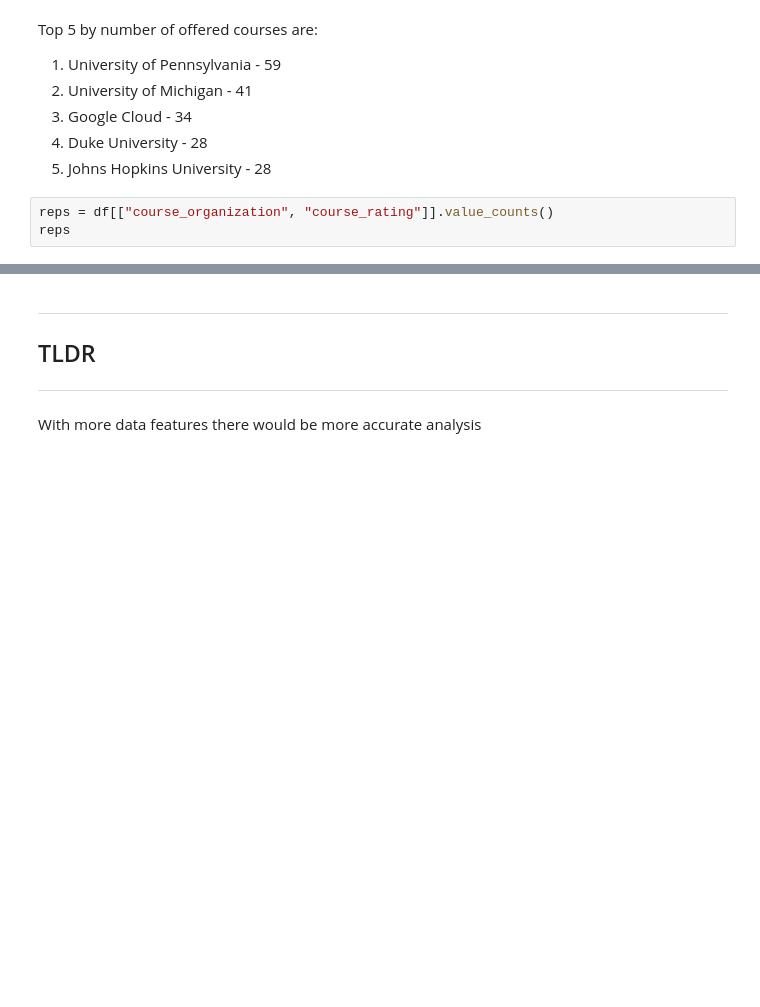
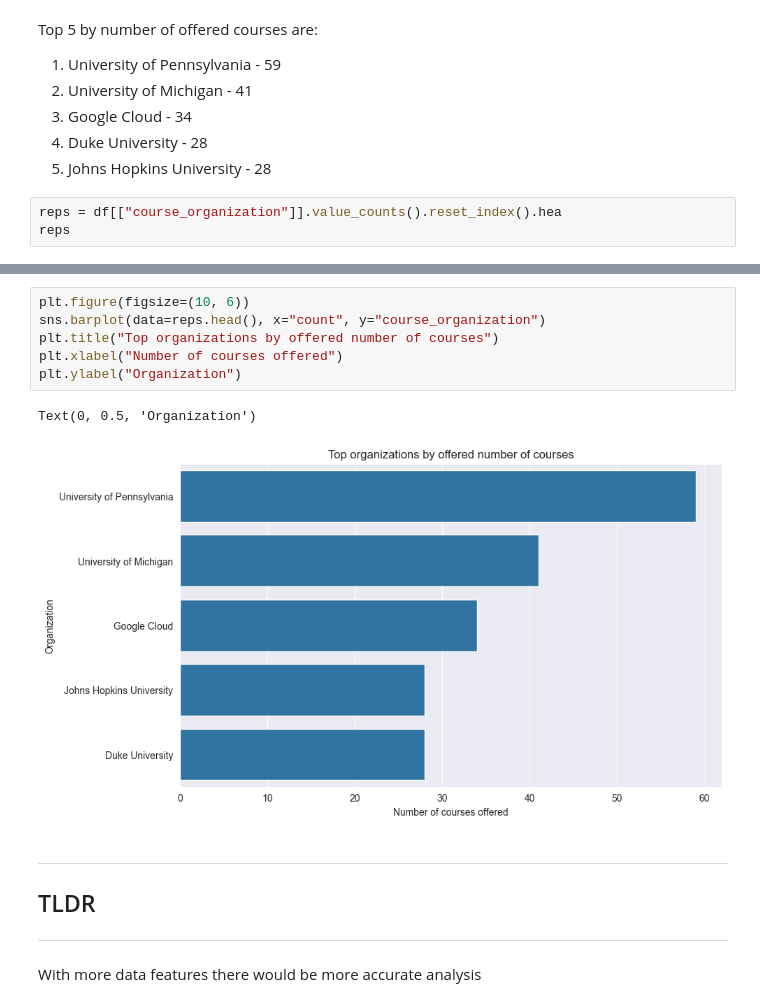
Before and after one commit to Rauzis/datavisual, a Jupyter notebook: Datavisual.ipynb, the cells around one changed output, grey strips where cells are left out. Cells and saved outputs as stored; diff of their text form; blank space fills up the shorter version.

```diff
--- a/Datavisual.ipynb
+++ b/Datavisual.ipynb
@@ -306,6 +323,6 @@ Top 5 by number of offered courses are:
 4. Duke University - 28
 5. Johns Hopkins University - 28
 # %%
-reps = df[["course_organization", "course_rating"]].value_counts()
+reps = df[["course_organization"]].value_counts().reset_index().hea
 reps
 # %% [output]
@@ -333,3 +342,12 @@ df[df.course_organization == "École Polytechnique Fédérale de Lausanne"]
+# %%
+plt.figure(figsize=(10, 6))
+sns.barplot(data=reps.head(), x="count", y="course_organization")
+plt.title("Top organizations by offered number of courses")
+plt.xlabel("Number of courses offered")
+plt.ylabel("Organization")
+# %% [output]
+Text(0, 0.5, 'Organization')
+[figure, added]
 # %% [markdown]
 ***
 
```
Also changed, not shown: parts of 10 cells of this notebook.
